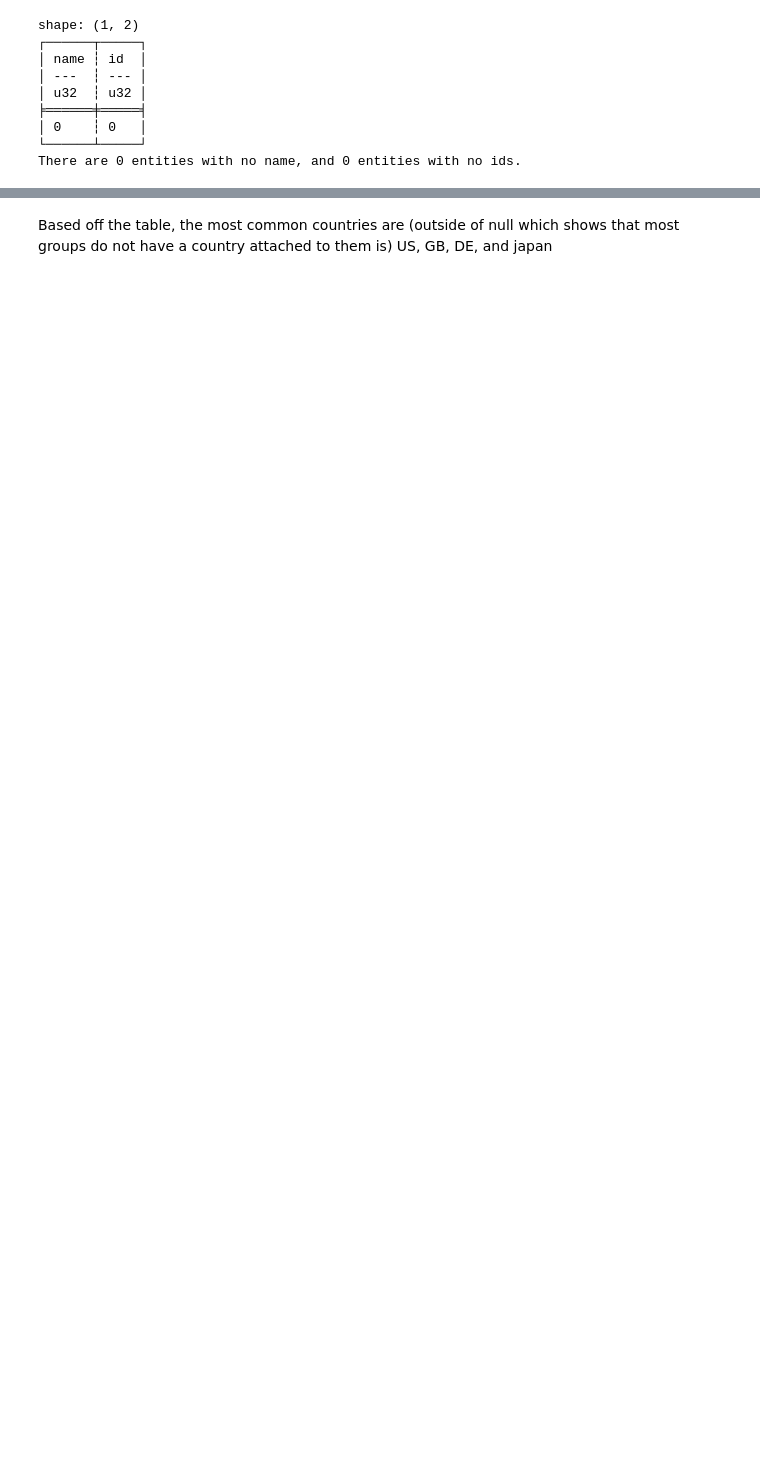
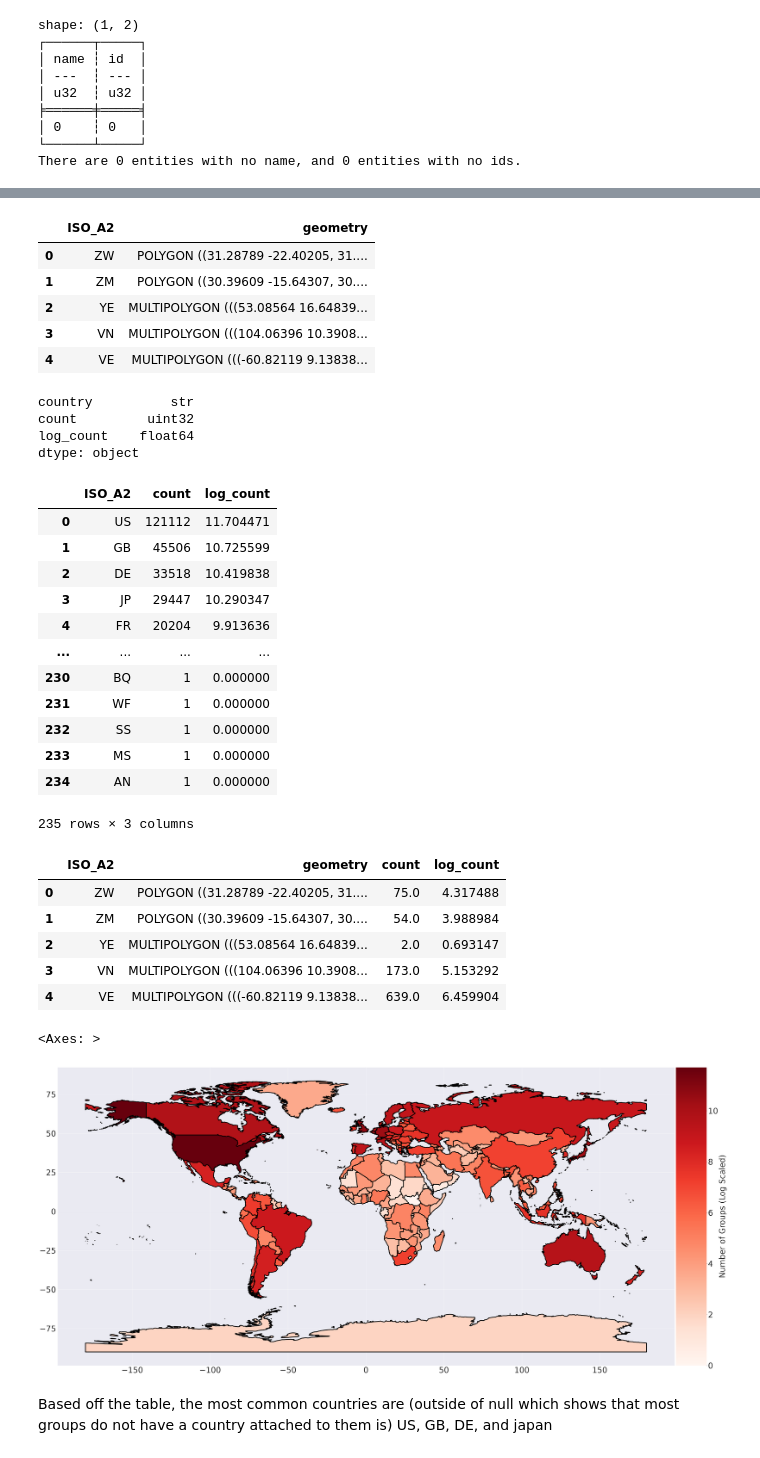
Before and after one commit to malik-files/MScDiss_IGASTNBK_, a Jupyter notebook: Main Code/inspecting_analysing_group_MB_data.ipynb, the cells around one changed output, grey strips where cells are left out. Cells and saved outputs as stored; diff of their text form; code cells hidden in the pictures; blank space fills up the shorter version.

```diff
--- a/Main Code/inspecting_analysing_group_MB_data.ipynb
+++ b/Main Code/inspecting_analysing_group_MB_data.ipynb
@@ -82,4 +141,65 @@ shape: (236, 2)
 └─────────┴────────┘
+# %%
+#Create a heatmap for the countries of artists on MusicbRAINZ
+
+worldMap = gpd.read_file("./mapData/ne_50m_admin_0_countries/ne_50m_admin_0_countries.shp")
+
+worldMap = worldMap[['ISO_A2', 'geometry']]
+display(worldMap.head())
+countryCountPandas = countryCount.drop_nulls().to_pandas()
+countryCountPandas["log_count"] = np.log(countryCountPandas["count"])
+print(countryCountPandas.dtypes)
+countryCountPandas = countryCountPandas.rename(columns={"country": "ISO_A2"})
+display(countryCountPandas)
+preppedCountryData = worldMap.merge(countryCountPandas, on='ISO_A2', how='left')
+display(preppedCountryData.head())
+
+plt.rc('font', size=40)
+fig, axMap = plt.subplots(figsize=(60, 60))
+
+divider = make_axes_locatable(axMap)
+cax = divider.append_axes("right", size="5%", pad=0.05)
+cax.tick_params(labelsize=40)
+preppedCountryData.plot(column="log_count",
+                        cmap="Reds",
+                        edgecolor="black",
+                        linewidth=4,
+                        ax=axMap,
+                        cax=cax,
+                        legend=True,
+                        legend_kwds={"label": "Number of Groups (Log Scaled)"}, )
+# %% [output]
+|  | ISO_A2 | geometry |
+| 0 | ZW | POLYGON ((31.28789 -22.40205, 31.... |
+| 1 | ZM | POLYGON ((30.39609 -15.64307, 30.... |
+| 2 | YE | MULTIPOLYGON (((53.08564 16.64839... |
+| 3 | VN | MULTIPOLYGON (((104.06396 10.3908... |
+| 4 | VE | MULTIPOLYGON (((-60.82119 9.13838... |
+country          str
+count         uint32
+log_count    float64
+dtype: object
+|  | ISO_A2 | count | log_count |
+| 0 | US | 121112 | 11.704471 |
+| 1 | GB | 45506 | 10.725599 |
+| 2 | DE | 33518 | 10.419838 |
+| 3 | JP | 29447 | 10.290347 |
+| 4 | FR | 20204 | 9.913636 |
+| ... | ... | ... | ... |
+| 230 | BQ | 1 | 0.000000 |
+| 231 | WF | 1 | 0.000000 |
+| 232 | SS | 1 | 0.000000 |
+| 233 | MS | 1 | 0.000000 |
+| 234 | AN | 1 | 0.000000 |
+235 rows × 3 columns
+|  | ISO_A2 | geometry | count | log_count |
+| 0 | ZW | POLYGON ((31.28789 -22.40205, 31.... | 75.0 | 4.317488 |
+| 1 | ZM | POLYGON ((30.39609 -15.64307, 30.... | 54.0 | 3.988984 |
+| 2 | YE | MULTIPOLYGON (((53.08564 16.64839... | 2.0 | 0.693147 |
+| 3 | VN | MULTIPOLYGON (((104.06396 10.3908... | 173.0 | 5.153292 |
+| 4 | VE | MULTIPOLYGON (((-60.82119 9.13838... | 639.0 | 6.459904 |
+<Axes: >
+[figure, added]
 # %% [markdown]
 Based off the table, the most common countries are (outside of null which shows that most groups do not have a country attached to them is) US, GB, DE, and japan
 # %%
```
Also changed, not shown: parts of 9 cells of this notebook, 10 other files.
